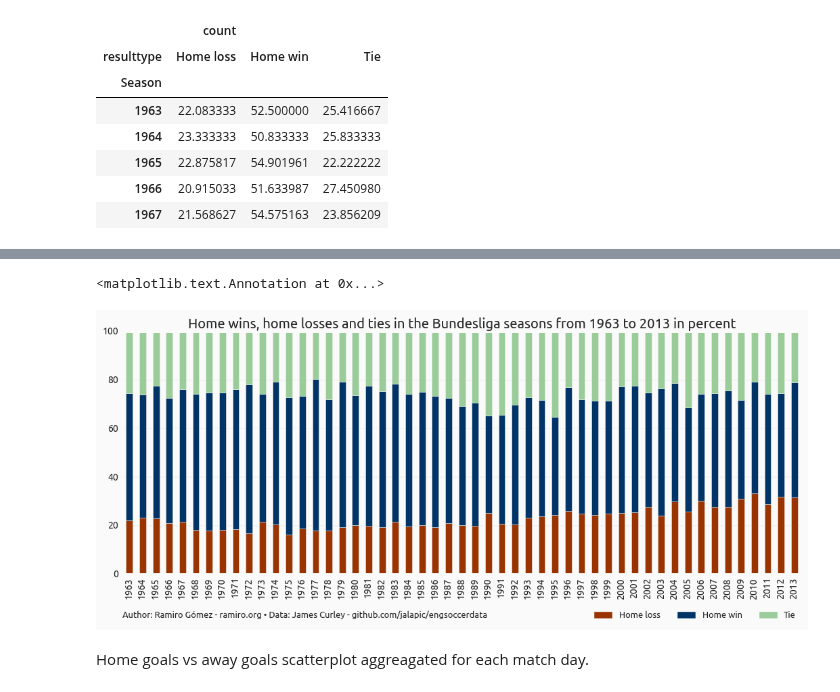
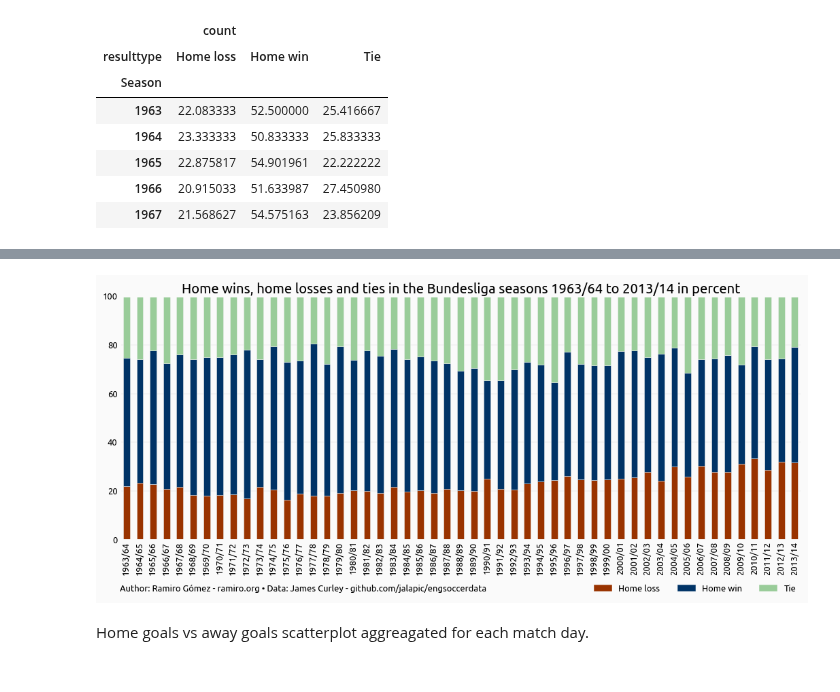
Before and after one commit to yaph/ipython-notebooks, a Jupyter notebook: experiment.ipynb, the cells around one changed output, grey strips where cells are left out. Cells and saved outputs as stored; diff of their text form; code cells hidden in the pictures.

Commit message:
scatter plots

```diff
--- a/experiment.ipynb
+++ b/experiment.ipynb
@@ -108,19 +77,34 @@ plt.show()
 # %%
+def season_display(year):
+    s = str(year)
+    return '{0}/{1:02d}'.format(year, int(str(year + 1)[-2:]))
+
 colors = ['#993300', '#003366', '#99cc99']
 
-title = 'Home wins, home losses and ties in the Bundesliga seasons from {} to {} in percent'.format(xmin, xmax)
-ax = df_rs.plot(kind='bar', stacked=True, figsize=(16, 6), color=colors, title=title, fontsize=14)
+s1 = df_rs['count']['Home win']
+s2 = df_rs['count']['Home loss']
+s3 = df_rs['count']['Tie']
+
+xmax = df_rs.index.max()
+xmin = df_rs.index.min()
+
+title = 'Home wins, home losses and ties in the Bundesliga seasons {} to {} in percent'.format(
+    season_display(xmin), season_display(xmax))
+
+ax = df_rs.plot(kind='bar', stacked=True, figsize=(16, 6), color=colors, title=title, fontsize=13)
 ax.set_ylim([0, 100])
 ax.set_xlabel('', visible=False)
+ax.xaxis.set_major_formatter(
+    mpl.ticker.FuncFormatter(lambda val, p: season_display(df_rs.index[val])))
 
 p1 = mpatches.Patch(color=colors[0], label='Home loss')
 p2 = mpatches.Patch(color=colors[1], label='Home win')
 p3 = mpatches.Patch(color=colors[2], label='Tie')
 
-ax.legend(loc=(.69, -.2), handles=[p1, p2, p3], ncol=3, fontsize=13)
-ax.annotate(chartinfo, xy=(0, -1.18), xycoords='axes fraction', fontsize=infosize)
+ax.legend(loc=(.69, -.23), handles=[p1, p2, p3], ncol=3, fontsize=13)
+ax.annotate(chartinfo, xy=(0, -1.21), xycoords='axes fraction', fontsize=infosize)
+plt.savefig('img/wins-losses-ties-percent-bundesliga-{}-{}.png'.format(xmin, xmax), bbox_inches='tight')
 # %% [output]
-<matplotlib.text.Annotation at 0x...>
-[figure, old version]
+[figure, new version]
 # %% [markdown]
 Home goals vs away goals scatterplot aggreagated for each match day.
```
Also changed, not shown: parts of 8 cells of this notebook.
